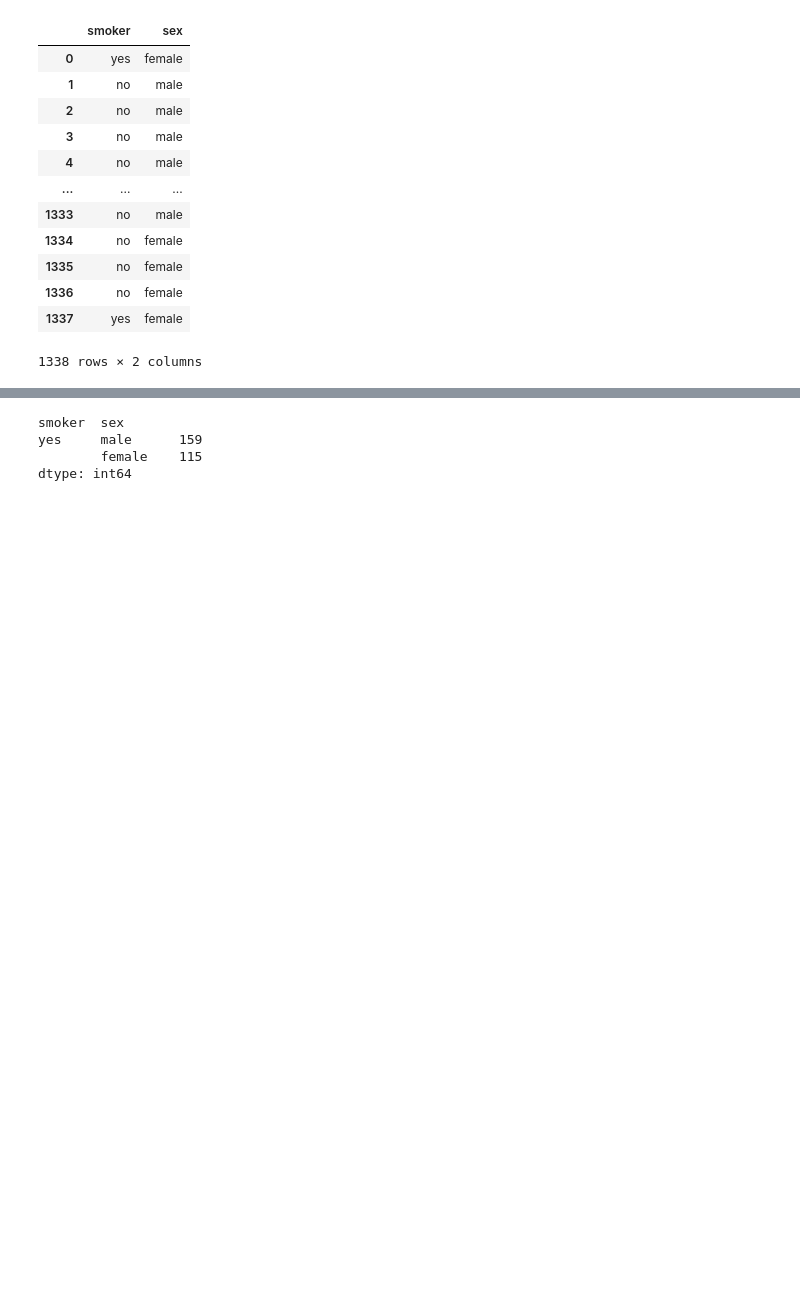
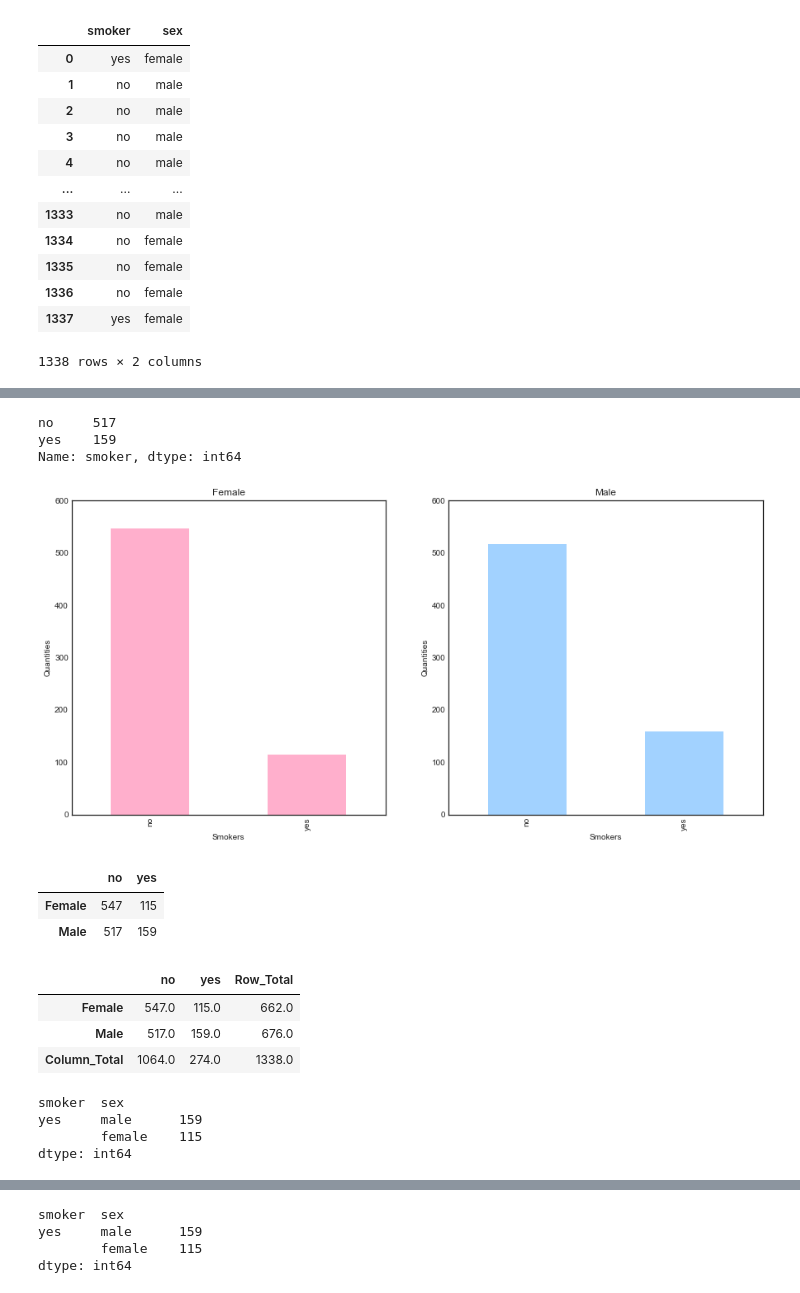
Before and after one commit to RochaErik/Medical-Data, a Jupyter notebook: Medical_data.ipynb, the cells around one changed output, grey strips where cells are left out. Cells and saved outputs as stored; diff of their text form; code cells hidden in the pictures; blank space fills up the shorter version.

Commit message:
Table of smokers by gender created

```diff
--- a/Medical_data.ipynb
+++ b/Medical_data.ipynb
@@ -315,3 +315,8 @@ smk_gen
 | 1336 | no | female |
 | 1337 | yes | female |
 1338 rows × 2 columns
+# %%
+# Female
+
+fem = smk_gen['smoker'][smk_gen['sex']=='female']
+fem
@@ -317,0 +342,5 @@ smk_gen
+# %%
+# Male
+
+male = smk_gen['smoker'][smk_gen['sex']=='male']
+male
@@ -317,0 +360,27 @@ smk_gen
+# %%
+male.value_counts()
+# %% [output]
+no     517
+yes    159
+Name: smoker, dtype: int64
+# %%
+fig, axs = plt.subplots(1, 2, figsize=(15, 7))
+
+fem.value_counts().plot(kind='bar',
+                        ax=axs[0],
+                        color='#ffafcc',
+                        ylim=(0,600),
+                        title='Female',
+                        xlabel='Smokers',
+                        ylabel='Quantities')
+
+male.value_counts().plot(kind='bar',
+                         ax=axs[1],
+                         color='#a2d2ff',
+                         ylim=(0,600),
+                         title='Male',
+                         xlabel='Smokers',
+                         ylabel='Quantities')
+plt.show()
+# %% [output]
+[figure, added]
@@ -317,0 +392,7 @@ smk_gen
+# %%
+df_smk = test.T
+df_smk
+# %% [output]
+|  | no | yes |
+| Female | 547 | 115 |
+| Male | 517 | 159 |
@@ -317,0 +402,7 @@ smk_gen
+# %%
+df_smk
+# %% [output]
+|  | no | yes | Row_Total |
+| Female | 547.0 | 115.0 | 662.0 |
+| Male | 517.0 | 159.0 | 676.0 |
+| Column_Total | 1064.0 | 274.0 | 1338.0 |
@@ -317,0 +415,7 @@ smk_gen
+# %%
+no_smk.value_counts()
+# %% [output]
+smoker  sex
+yes     male      159
+        female    115
+dtype: int64
```
Also changed, not shown: parts of 11 cells of this notebook.
